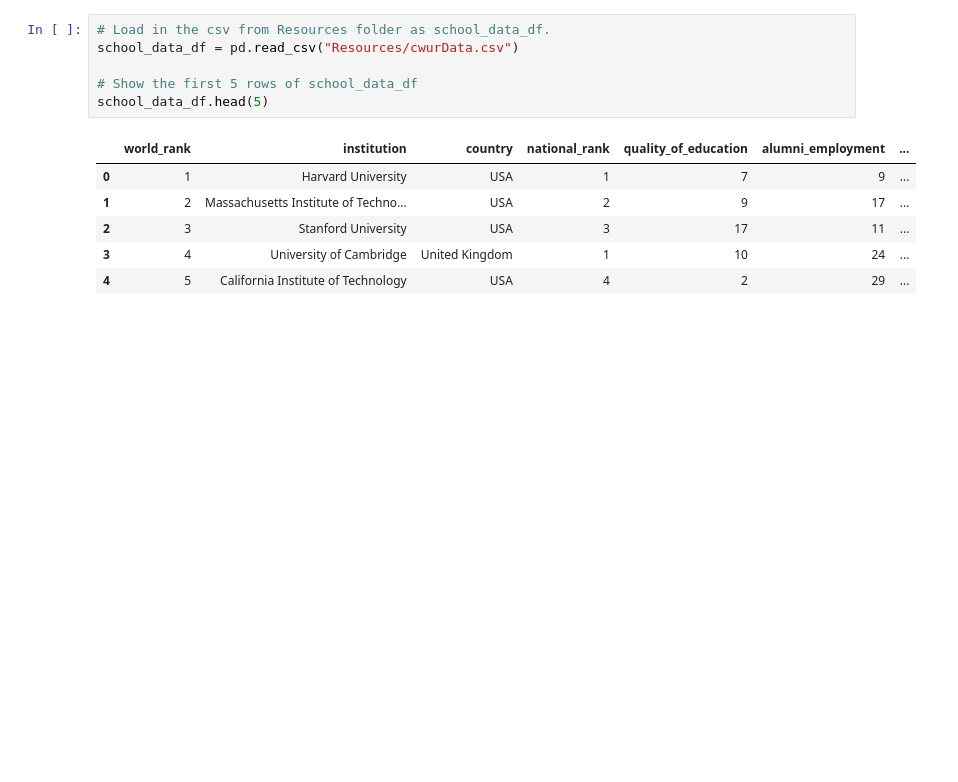
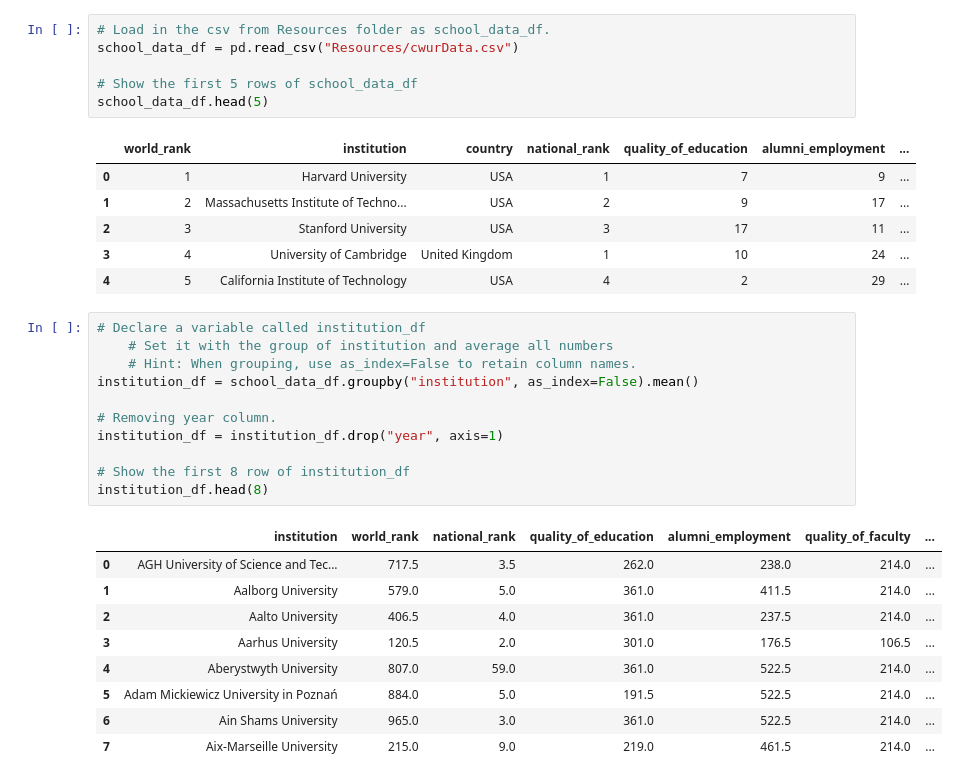
Before and after one commit to EricNg314/Code-Drills, a Jupyter notebook: Matplotlib_Code-Drills/day-02/01/Day-02_01_solved.ipynb, the cells around one changed output. Drawn from its saved outputs; the diff is of its cells as text; blank space fills up the shorter version.

```diff
--- a/Matplotlib_Code-Drills/day-02/01/Day-02_01_solved.ipynb
+++ b/Matplotlib_Code-Drills/day-02/01/Day-02_01_solved.ipynb
@@ -19,3 +22,24 @@ school_data_df.head(5)
 | 2 | 3 | Stanford University | USA | 3 | 17 | 11 | ... |
 | 3 | 4 | University of Cambridge | United Kingdom | 1 | 10 | 24 | ... |
 | 4 | 5 | California Institute of Technology | USA | 4 | 2 | 29 | ... |
+# %%
+# Declare a variable called institution_df
+    # Set it with the group of institution and average all numbers
+    # Hint: When grouping, use as_index=False to retain column names.
+institution_df = school_data_df.groupby("institution", as_index=False).mean()
+
+# Removing year column.
+institution_df = institution_df.drop("year", axis=1)
+
+# Show the first 8 row of institution_df
+institution_df.head(8)
+# %% [output]
+|  | institution | world_rank | national_rank | quality_of_education | alumni_employment | quality_of_faculty | ... |
+| 0 | AGH University of Science and Tec... | 717.5 | 3.5 | 262.0 | 238.0 | 214.0 | ... |
+| 1 | Aalborg University | 579.0 | 5.0 | 361.0 | 411.5 | 214.0 | ... |
+| 2 | Aalto University | 406.5 | 4.0 | 361.0 | 237.5 | 214.0 | ... |
+| 3 | Aarhus University | 120.5 | 2.0 | 301.0 | 176.5 | 106.5 | ... |
+| 4 | Aberystwyth University | 807.0 | 59.0 | 361.0 | 522.5 | 214.0 | ... |
+| 5 | Adam Mickiewicz University in Poznań | 884.0 | 5.0 | 191.5 | 522.5 | 214.0 | ... |
+| 6 | Ain Shams University | 965.0 | 3.0 | 361.0 | 522.5 | 214.0 | ... |
+| 7 | Aix-Marseille University | 215.0 | 9.0 | 219.0 | 461.5 | 214.0 | ... |
```
Also changed, not shown: parts of 7 cells of this notebook, 2 other files.
